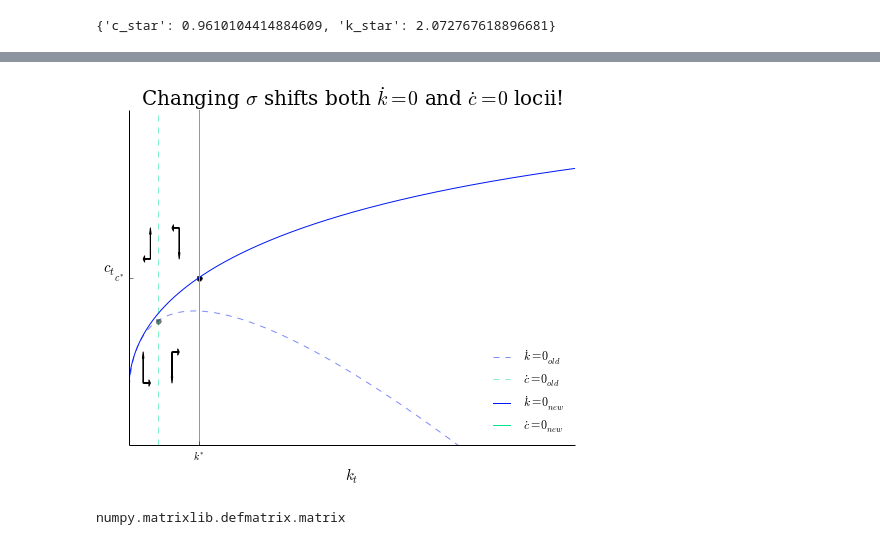
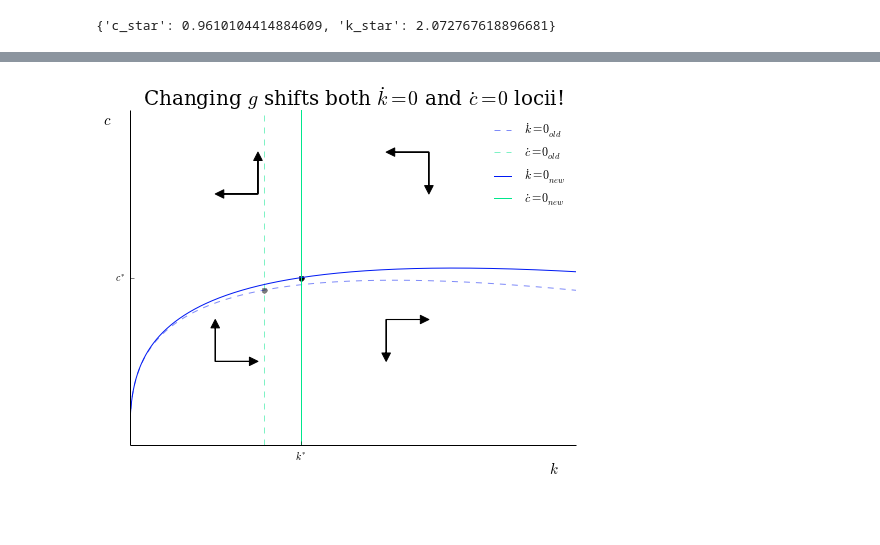
Before and after one commit to davidrpugh/numerical-methods, a Jupyter notebook: lab-2/lab-2.ipynb, the cells around one changed output, grey strips where cells are left out. Cells and saved outputs as stored; diff of their text form; code cells hidden in the pictures; blank space fills up the shorter version.

Commit message:
Added a section of phase space analysis.

```diff
--- a/lab-2/lab-2.ipynb
+++ b/lab-2/lab-2.ipynb
@@ -567,10 +630,7 @@ model.steady_state.values
 # %%
+# suppose there is a 50% negative shock to g
 plt.figure(figsize=(8,6))
-model.plot_phase_diagram(gridmax=50, arrows=True, param='sigma', shock=1.5, reset=True)
+model.plot_phase_diagram(gridmax=20, N=1000, arrows=True, param='g', shock=0.5, reset=True)
 plt.show()
 # %% [output]
-[figure, old version]
+[figure, new version]
-# %%
-type(num_jac(10, 0.5))
-# %% [output]
-numpy.matrixlib.defmatrix.matrix
```
Also changed, not shown: parts of 29 cells of this notebook.
